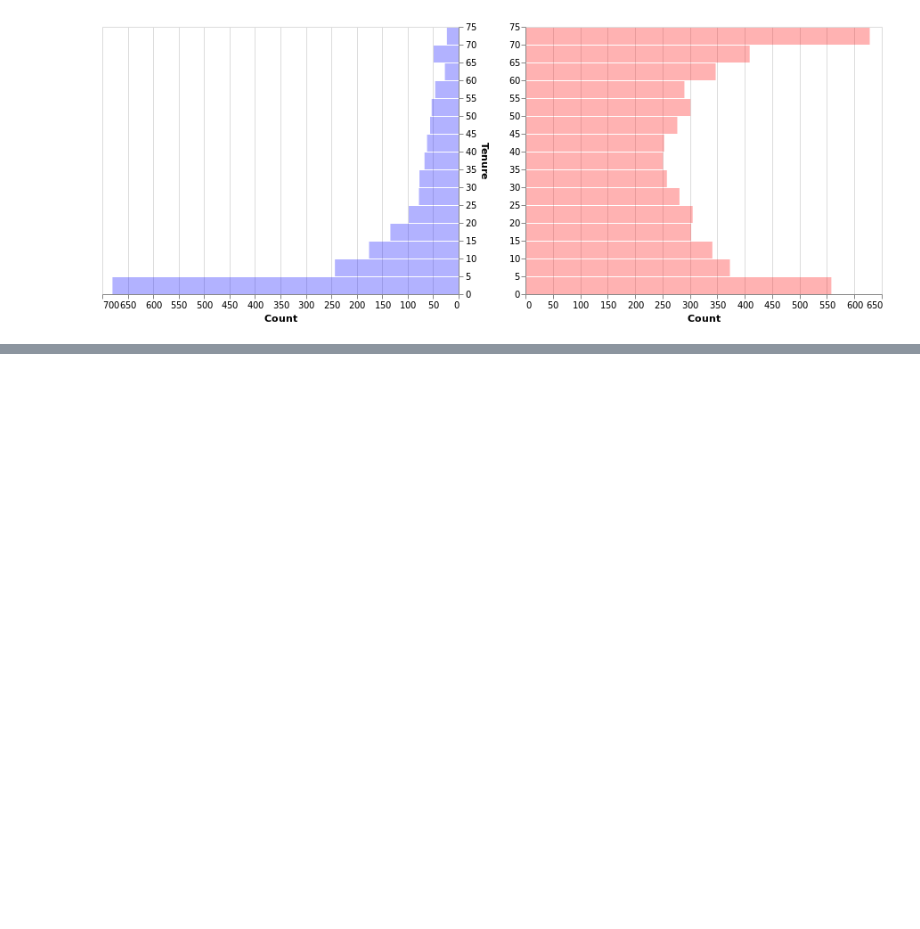
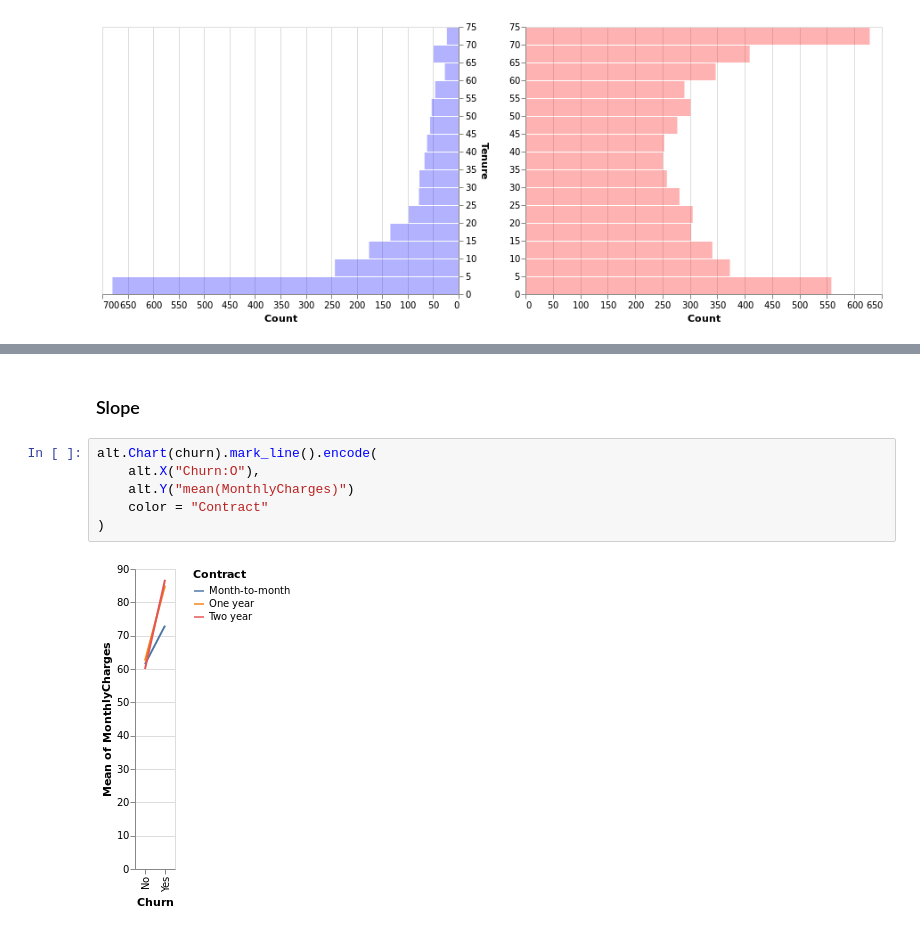
Before and after one commit to amitkaps/data-vis-python, a Jupyter notebook: 03-Purpose.ipynb, the cells around one changed output, grey strips where cells are left out. Cells and saved outputs as stored; diff of their text form; blank space fills up the shorter version.

```diff
--- a/03-Purpose.ipynb
+++ b/03-Purpose.ipynb
@@ -141,0 +168,10 @@ alt.concat(left, right)
+# %% [markdown]
+### Slope ###
+# %%
+alt.Chart(churn).mark_line().encode(
+    alt.X("Churn:O"),
+    alt.Y("mean(MonthlyCharges)")
+    color = "Contract"
+)
+# %% [output]
+[figure, added]
```
Also changed, not shown: parts of 9 cells of this notebook.
